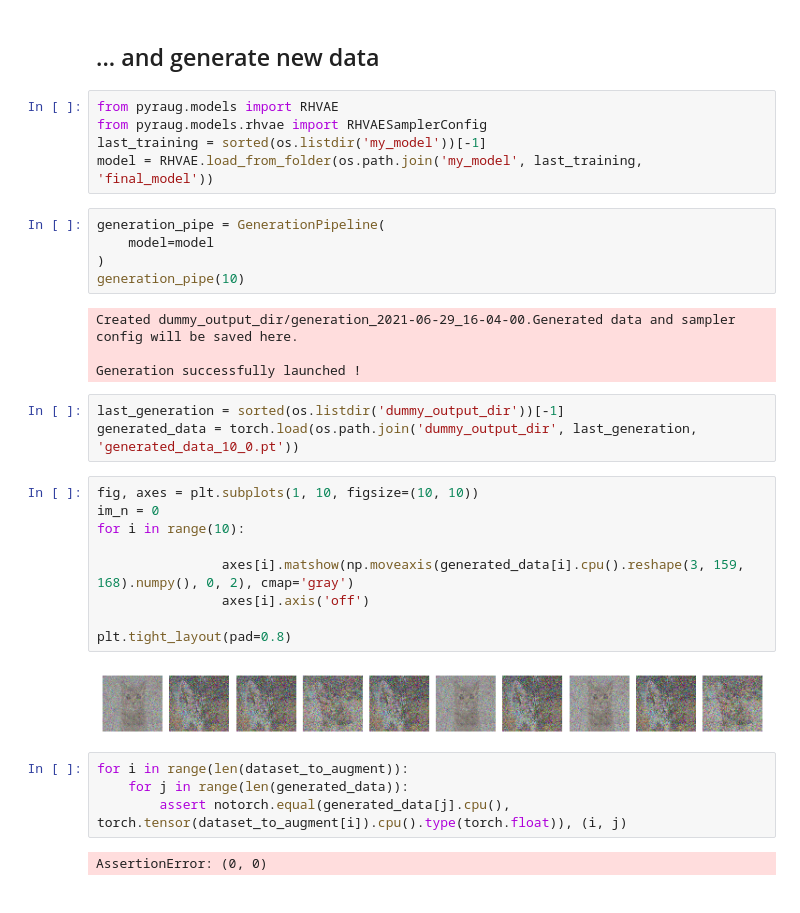
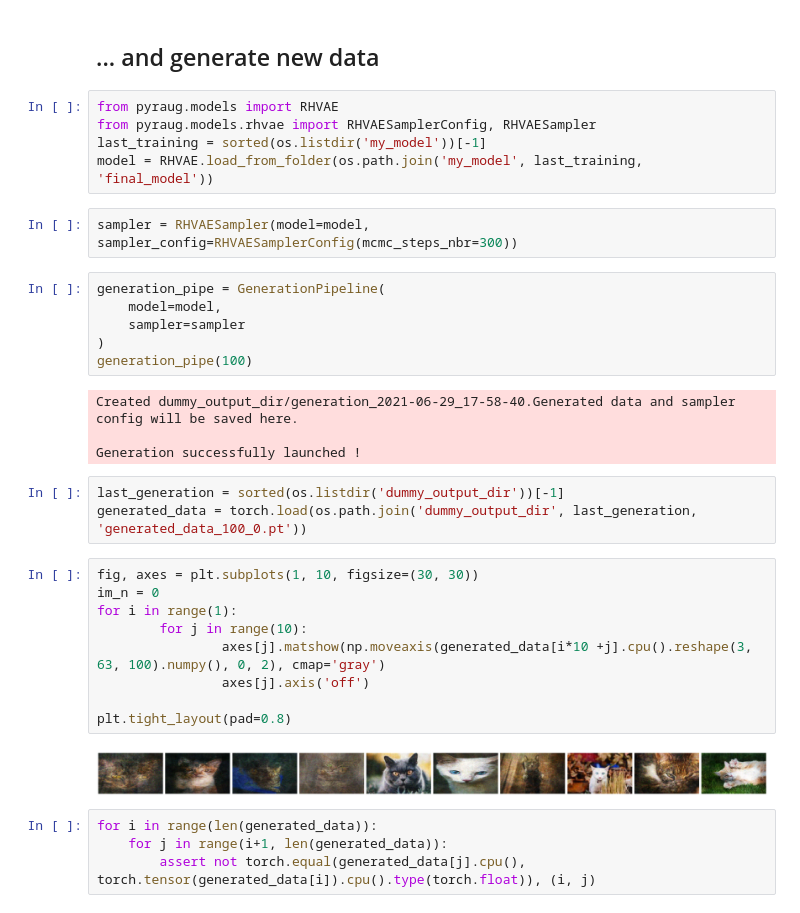
Before and after one commit to clementchadebec/pyraug, a Jupyter notebook: examples/getting_started.ipynb, the cells around one changed output. Cells and saved outputs as stored; diff of their text form.

```diff
--- a/examples/getting_started.ipynb
+++ b/examples/getting_started.ipynb
@@ -185,35 +184,36 @@ Saved final model in my_model/training_2021-06-29_16-01-19/final_model
 ## ... and generate new data
 # %%
 from pyraug.models import RHVAE
-from pyraug.models.rhvae import RHVAESamplerConfig
+from pyraug.models.rhvae import RHVAESamplerConfig, RHVAESampler
 last_training = sorted(os.listdir('my_model'))[-1]
 model = RHVAE.load_from_folder(os.path.join('my_model', last_training, 'final_model'))
+# %%
+sampler = RHVAESampler(model=model, sampler_config=RHVAESamplerConfig(mcmc_steps_nbr=300))
 # %%
 generation_pipe = GenerationPipeline(
-    model=model
+    model=model,
+    sampler=sampler
 )
-generation_pipe(10)
+generation_pipe(100)
 # %% [output]
-Created dummy_output_dir/generation_2021-06-29_16-04-00.Generated data and sampler config will be saved here.
+Created dummy_output_dir/generation_2021-06-29_17-58-40.Generated data and sampler config will be saved here.
 
 Generation successfully launched !
 # %%
 last_generation = sorted(os.listdir('dummy_output_dir'))[-1]
-generated_data = torch.load(os.path.join('dummy_output_dir', last_generation, 'generated_data_10_0.pt'))
+generated_data = torch.load(os.path.join('dummy_output_dir', last_generation, 'generated_data_100_0.pt'))
 # %%
-fig, axes = plt.subplots(1, 10, figsize=(10, 10))
+fig, axes = plt.subplots(1, 10, figsize=(30, 30))
 im_n = 0
-for i in range(10):
-
-                axes[i].matshow(np.moveaxis(generated_data[i].cpu().reshape(3, 159, 168).numpy(), 0, 2), cmap='gray')
-                axes[i].axis('off')
+for i in range(1):
+        for j in range(10):
+                axes[j].matshow(np.moveaxis(generated_data[i*10 +j].cpu().reshape(3, 63, 100).numpy(), 0, 2), cmap='gray')
+                axes[j].axis('off')
 
 plt.tight_layout(pad=0.8)
 # %% [output]
-[figure, old version]
+[figure, new version]
 # %%
-for i in range(len(dataset_to_augment)):
-    for j in range(len(generated_data)):
-        assert notorch.equal(generated_data[j].cpu(), torch.tensor(dataset_to_augment[i]).cpu().type(torch.float)), (i, j)
+for i in range(len(generated_data)):
+    for j in range(i+1, len(generated_data)):
+        assert not torch.equal(generated_data[j].cpu(), torch.tensor(generated_data[i]).cpu().type(torch.float)), (i, j)
-# %% [output]
-AssertionError: (0, 0)
```
Also changed, not shown: parts of 46 cells of this notebook.
